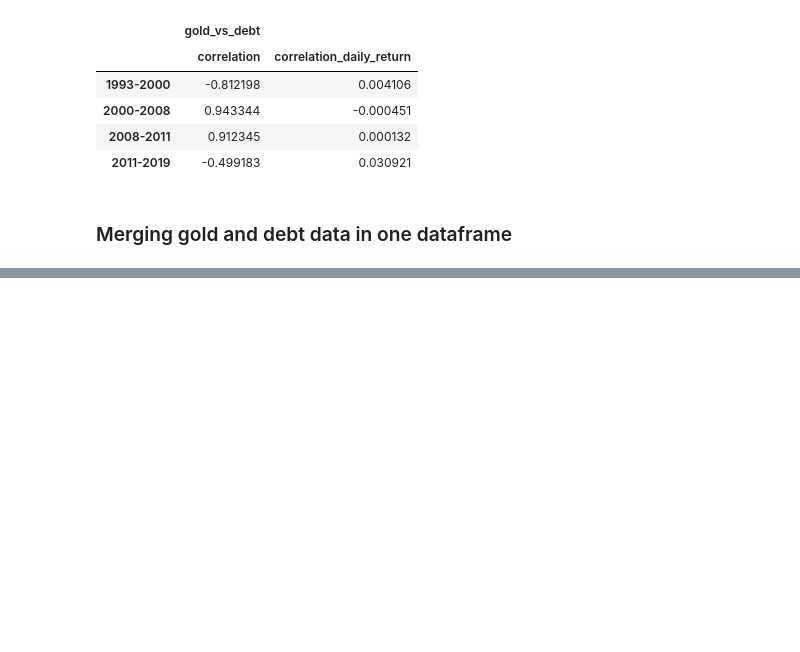
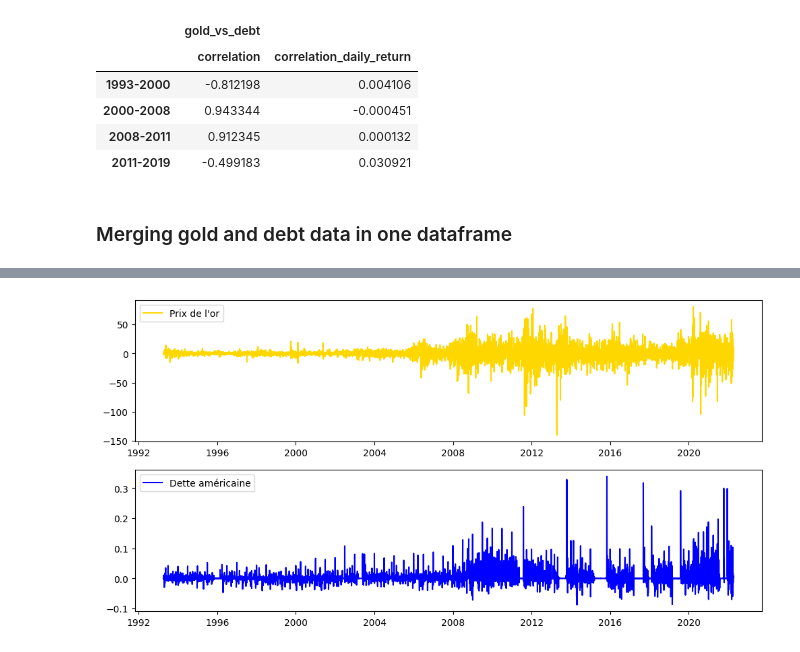
Before and after one commit to pafruchtenreich/ML_for_finance, a Jupyter notebook: notebook.ipynb, the cells around one changed output, grey strips where cells are left out. Saved outputs shown, nothing was run; the diff lists cells and outputs as text; code cells hidden in the pictures; blank space fills up the shorter version.

Commit message:
Granger Causality Test + Amélioration de l'analyse des corrélations + mise à jour des sous-sections + mise en place des next step

```diff
--- a/notebook.ipynb
+++ b/notebook.ipynb
@@ -193,6 +322,3 @@ correlations
 | 2011-2019 | -0.499183 | 0.030921 |
 # %% [markdown]
 ### Merging gold and debt data in one dataframe
-# %%
-data = gold_data_usd.merge(debt_to_penny_df, how="outer", left_index=True, right_index=True)
-data
@@ -212,0 +325,5 @@ data
+# %%
+full_data = gold_data_usd.merge(debt_to_penny_df, how="outer", left_index=True, right_index=True)
+# rename columns and drop NaN values
+full_data = data.rename(columns={"tot_pub_debt_out_amt": "debt_amt", "usd_price" : "gold_price", "daily_return_x": "gold_daily_return", "daily_return_y": "debt_daily_return", "daily_variation_x": "gold_daily_variation", "daily_variation_y": "debt_daily_variation"}).dropna()
+full_data.head()
@@ -212,0 +367,71 @@ data
+# %%
+
+from statsmodels.tsa.stattools import grangercausalitytests, adfuller
+from statsmodels.tsa.api import VAR
+
+# Charger les données
+data = full_data[['gold_price', 'debt_amt']]
+
+# Vérifier la stationnarité des séries temporelles
+def check_stationarity(series):
+    result = adfuller(series)
+    print(f'Statistique ADF: {result[0]}')
+    print(f'Valeur p: {result[1]}')
+    print(f'Valeurs critiques: {result[4]}')
+    return result[1] < 0.05  # Retourne True si la série est stationnaire
+
+# Appliquer le test ADF sur les deux séries
+is_gold_price_stationary = check_stationarity(data['gold_price'])
+is_us_debt_stationary = check_stationarity(data['debt_amt'])
+
+# Différencier les séries si elles ne sont pas stationnaires
+if not is_gold_price_stationary:
+    data['gold_price'] = data['gold_price'].diff().dropna()
+if not is_us_debt_stationary:
+    data['debt_amt'] = data['debt_amt'].diff().dropna()
+
+# Supprimer les valeurs manquantes après différenciation
+data = data.dropna()
+
+# Visualiser les séries temporelles après nettoyage
+plt.figure(figsize=(12, 6))
+plt.subplot(2, 1, 1)
+plt.plot(data['gold_price'], label='Prix de l\'or', color='gold')
+plt.legend()
+plt.subplot(2, 1, 2)
+plt.plot(data['debt_amt'], label='Dette américaine', color='blue')
+plt.legend()
+plt.show()
+
+check_stationarity(data['gold_price'])
+check_stationarity(data['debt_amt'])
+
+# Effectuer le test de causalité de Granger
+max_lag = 90  # On teste jusqu'à 90 jour de lags (environ 3 mois)
+model = VAR(data[['gold_price', 'debt_amt']])
+lag_order = model.select_order(maxlags=max_lag)
+print(lag_order.summary())
+
+# Utiliser le nombre optimal de lags pour le test de Granger
+optimal_lag = lag_order.aic
+
+result_gold_cause_debt = grangercausalitytests(data[['gold_price', 'debt_amt']], optimal_lag, verbose=False) # Test de causalité de l'or sur la dette
+result_debt_cause_gold = grangercausalitytests(data[['debt_amt', 'gold_price']], optimal_lag, verbose=False) # Test de causalité de la dette sur l'or
+
+# Récupérer les p-valeurs des 2 tests de causalité
+p_values_gold_cause_debt = [result_gold_cause_debt[i + 1][0]['ssr_ftest'][1] for i in range(optimal_lag)]
+p_values_debt_cause_gold = [result_debt_cause_gold[i + 1][0]['ssr_ftest'][1] for i in range(optimal_lag)]
+
+# Visualiser les p-valeurs
+plt.figure(figsize=(12, 6))
+plt.plot(range(1, optimal_lag + 1), p_values_gold_cause_debt, label='Gold causes Debt', color='green')
+plt.plot(range(1, optimal_lag + 1), p_values_debt_cause_gold, label='Debt causes Gold', color='red')
+plt.axhline(0.05, color='black', linestyle='--', label='Significance level (0.05)')
+plt.xlabel('Lag')
+plt.ylabel('P-value')
+plt.title('Granger Causality Test Results')
+plt.legend()
+plt.show()
+
+print(f'le maxlag optimal est pour les données daily est {optimal_lag} jours soit {optimal_lag//30} mois environ')
+# %% [output]
@@ -212,0 +454 @@ data
+[figure, added]
```
Also changed, not shown: parts of 32 cells of this notebook.
